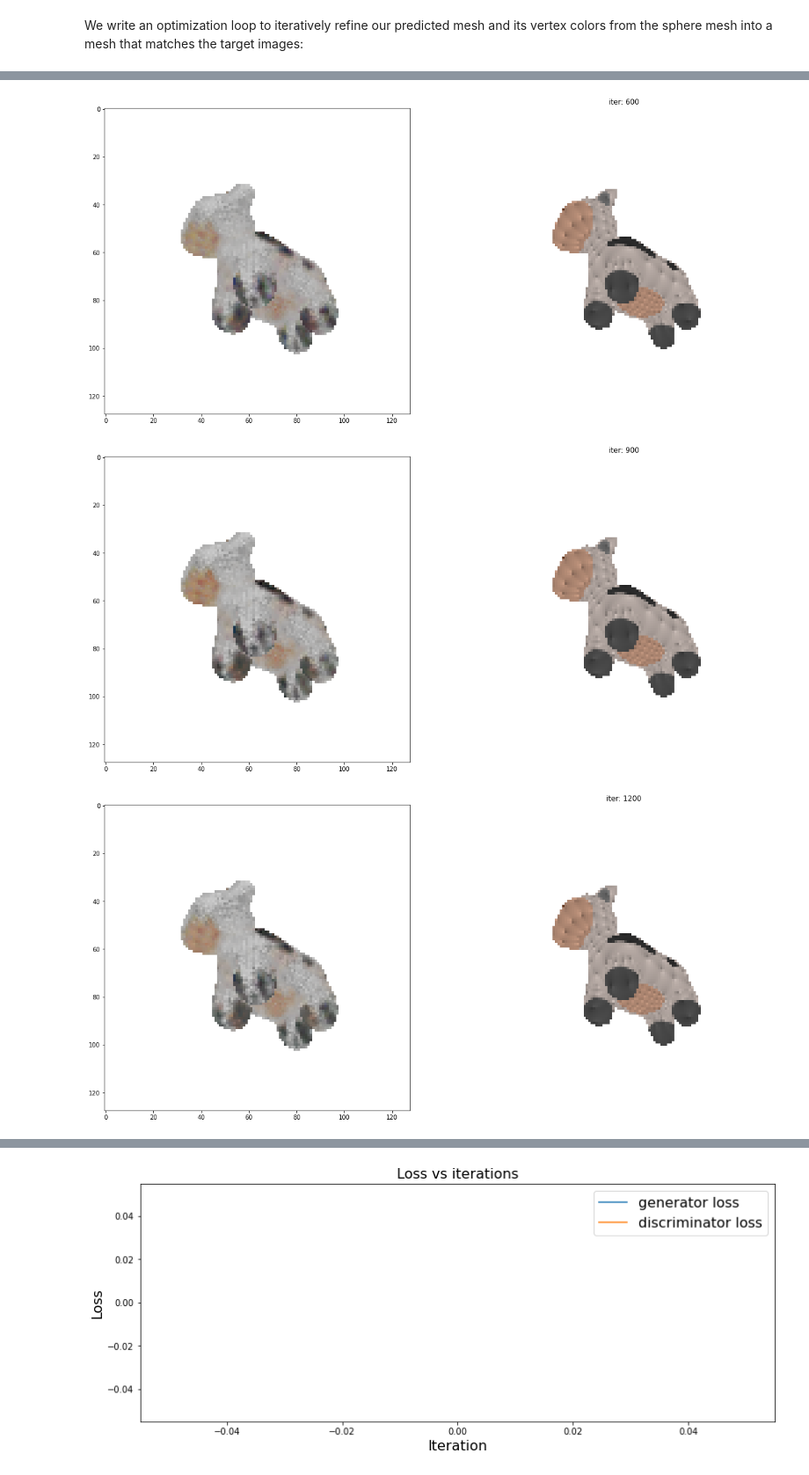
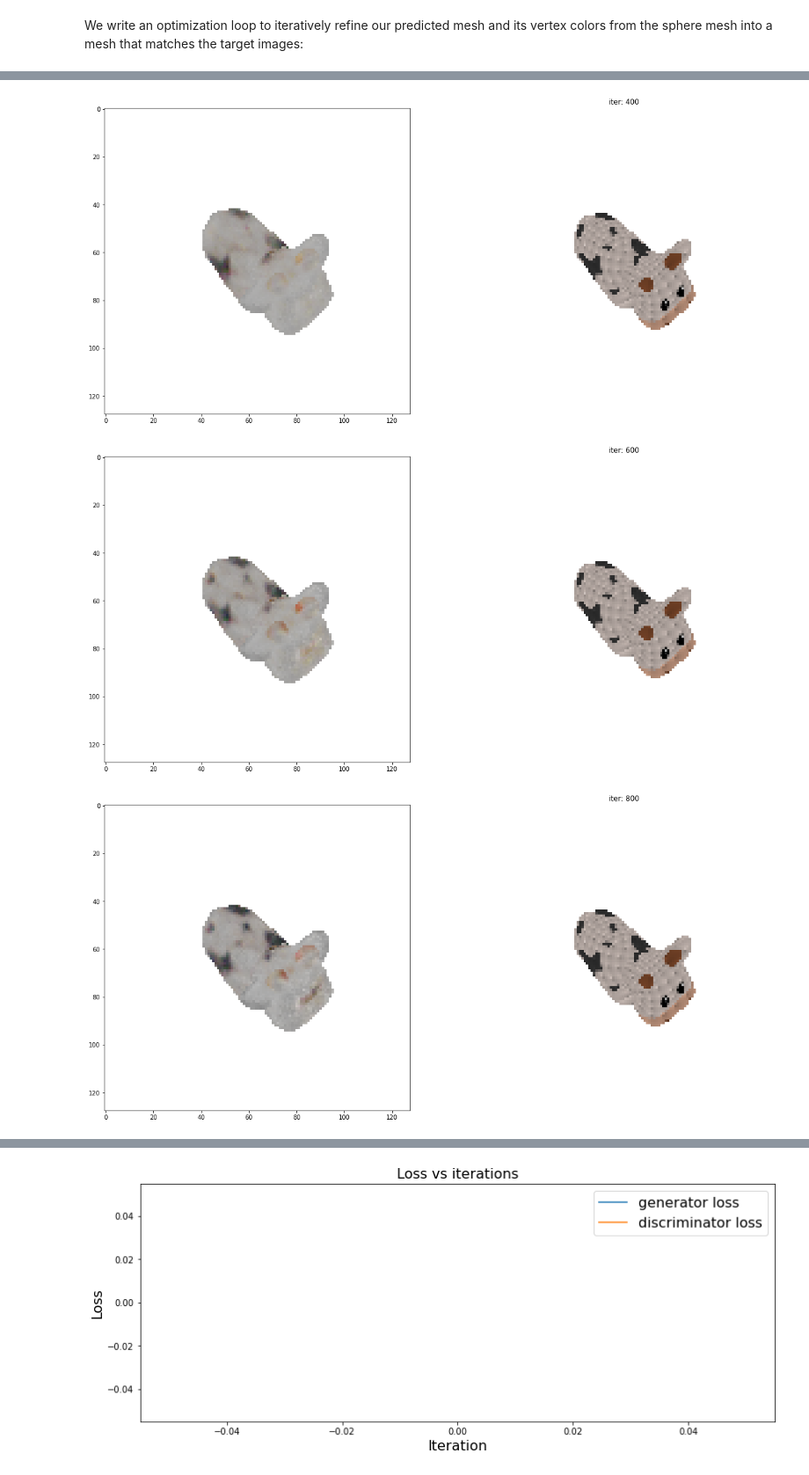
Before and after one commit to theycallmepeter/pytorch3d_PBR, a Jupyter notebook: docs/tutorials/fit_textured_mesh.ipynb, the cells around one changed output, grey strips where cells are left out. Shown at 88% size. Cells and saved outputs as stored; diff of their text form; code cells hidden in the pictures.

```diff
--- a/docs/tutorials/fit_textured_mesh.ipynb
+++ b/docs/tutorials/fit_textured_mesh.ipynb
@@ -360,19 +298,19 @@ torch.Size([1, 1024, 1024, 3])
 We sample different camera positions that encode multiple viewpoints of the cow.  We create a renderer with a shader that performs texture map interpolation.  We render a synthetic dataset of images of the textured cow mesh from multiple viewpoints.
 # %%
 # the number of different viewpoints from which we want to render the mesh.
-num_views = 4
+num_views = 20
 batch_views = 4
 imsize = 128
 # Get a batch of viewing angles.
-# elev = np.random.permutation(torch.linspace(0, 360, num_views))
-# azim = np.random.permutation(torch.linspace(-180, 180, num_views))
-elev = np.array([45, 45, 225, 225])
-azim = np.array([-45, 135, -45, 135])
+elev = np.random.permutation(torch.linspace(0, 360, num_views))
+azim = np.random.permutation(torch.linspace(-180, 180, num_views))
+# elev = np.array([45, 45, 225, 225])
+# azim = np.array([-45, 135, -45, 135])
 
 # Place a point light in front of the object. As mentioned above, the front of
 # the cow is facing the -z direction.
 # lights = PointLights(device=device, location=[[0.0, 0.0, -1.0]])
-lights = DirectionalLights(direction=[[0.0, 0.0, 1.0]], device=device)
+lights = DirectionalLights(direction=[[1.0, 0.0, 0.0]], device=device)
 
 # Initialize an OpenGL perspective camera that represents a batch of different
 # viewing angles. All the cameras helper methods support mixed type inputs and
@@ -941,7 +977,8 @@ losses = {
         #   "laplacian": {"weight": 1.0, "values": []},
           # "style": {"weight": 1.0, "values": []},
           # "adversarial": {"weight": 0.01, "values": []},
-          "smoothness":{"weight":0.01, "values": []}
+          "smoothness":{"weight":0.01, "values": []},
+          "normal_smoothness":{"weight":0.00, "values": []}
          }
 losses_gan = {
           "generator": {"weight": 1.0, "values": []},
@@ -984,7 +1021,7 @@ import torch.utils.data
 # Number of views to optimize over in each SGD iteration
 num_views_per_iteration = min(2, num_views)
 # Number of optimization steps
-Niter = 1500
+Niter = 1000
 # Plot period for the losses
 plot_period = Niter // 5
 
@@ -1079,6 +1116,8 @@ new_src_mesh.textures = TexturesUV(sphere_verts_rgb, faces_uvs=faces_uvs, verts_
 new_src_mesh.normalmaps = TexturesUV(normal_map_base, faces_uvs=faces_uvs, verts_uvs=uv_map)
 # print(new_src_mesh.normalmaps.maps_padded().shape)
 
+# Cosine similarity loss for normal map
+cos_similarity = torch.nn.CosineSimilarity(dim=3)
 
 
 for i in loop:
@@ -1137,9 +1176,12 @@ for i in loop:
 
         # Shifted image to get the image to be smoother/gradient between pixels to be smoother
         smoothness = ((sphere_verts_rgb - transform(sphere_verts_rgb.permute(0,3,1,2)).permute(0,2,3,1))**2).mean()
+        normal_smoothness = cos_similarity(normal_map_base, transform(normal_map_base.permute(0,3,1,2)).permute(0,2,3,1)).mean()
+        # print(normal_smoothness)
 
         loss["rgb"] += loss_rgb / num_views_per_iteration
         loss["smoothness"] += smoothness / num_views_per_iteration
+        loss["normal_smoothness"] += normal_smoothness / num_views_per_iteration
         # loss["style"] += style_score / num_views_per_iteration
 
     # ############################
@@ -1230,6 +1272,6 @@ Texture Size: [1, 1024, 1024, 3]
-[figure, old version]
+[figure, new version]
-[figure, old version]
+[figure, new version]
-[figure, old version]
+[figure, new version]
 # %%
 # from itertools import product
 # dimensions = torch.tensor(list(sphere_verts_rgb.grad.shape))
```
Also changed, not shown: parts of 13 cells of this notebook.
